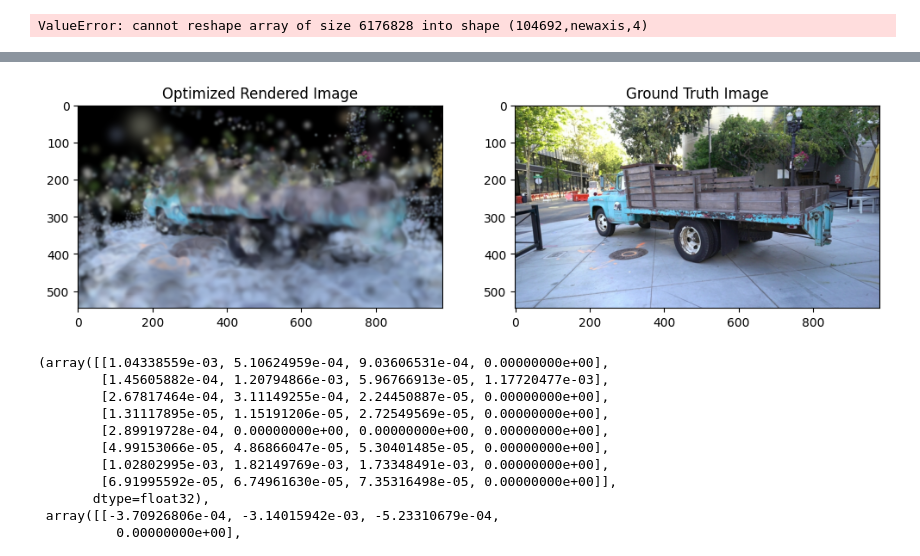
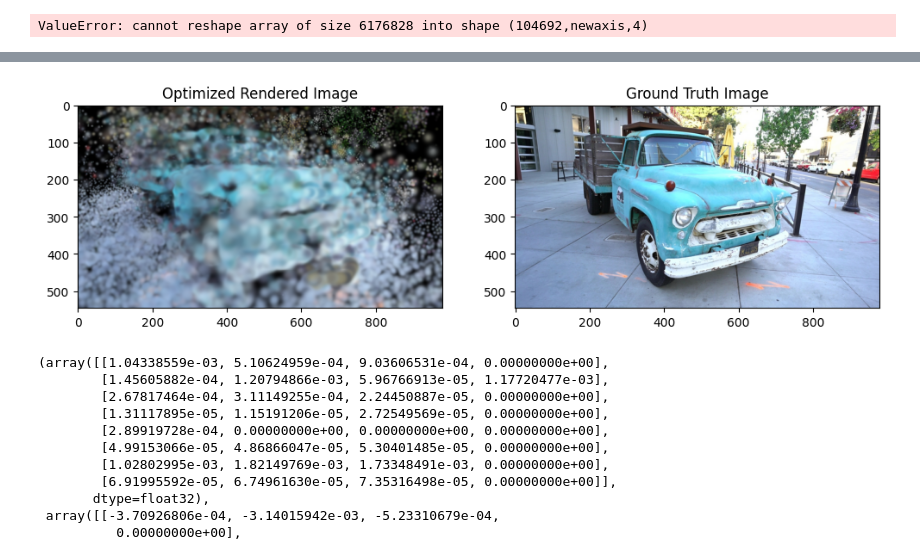
Before and after one commit to fangjunzhou/gslang, a Jupyter notebook: notebooks/optimizer.ipynb, the cells around one changed output, grey strips where cells are left out. Saved outputs shown, nothing was run; the diff lists cells and outputs as text; code cells hidden in the pictures.

```diff
--- a/notebooks/optimizer.ipynb
+++ b/notebooks/optimizer.ipynb
@@ -607,14 +607,14 @@ np.max(arr, axis=0), np.min(arr, axis=0)
 # %% [output]
 ValueError: cannot reshape array of size 6176828 into shape (104692,newaxis,4)
 # %%
-num_epoch = 3
-init_lr = 0.001
+num_epoch = 10
+init_lr = 0.002
 current_lr = init_lr
-decay_steps = 3
+decay_steps = 1
 gamma = 0.95
 
 global_step  = 0
-batch_size = 32
+batch_size = 64
 # randomize index order from 0 to len(sfm_dataset) - 1
 indices = np.random.permutation(len(sfm_dataset))
 
@@ -638,7 +638,7 @@ for epoch in range(num_epoch):
 
         renderer.backward(
             lr= current_lr,
-            beta1=0.95,
+            beta1=0.9,
             beta2=0.999,
             weight_decay=1e-4
         )
@@ -668,22 +670,22 @@ Epoch 3/3
 # %%
 #render
-camera, image_path = sfm_dataset[2]
+camera, image_path = sfm_dataset[66]
 image = Image.open(image_path)
 
 renderer.camera = camera
 renderer.render()
 
 render_target = renderer.render_target
 raw_image = jnp.array(render_target.to_numpy()[:, :, :3])
 
 fig, ax = plt.subplots(1, 2, figsize=(12, 6))
 ax[0].imshow(raw_image)
 ax[0].set_title("Optimized Rendered Image")
 ax[1].imshow(jnp.array(image).astype(jnp.float32) / 255.0)
 ax[1].set_title("Ground Truth Image")
 plt.show()
 # %% [output]
-[figure, old version]
+[figure, new version]
 # %%
 arr = renderer.gaussian_3d_grad_buf.to_numpy().view(np.float32).reshape(len(gaussians), -1, 4)[:, :8, :]
 np.max(arr, axis=0), np.min(arr, axis=0)
```
Also changed, not shown: parts of 1 cell of this notebook.
